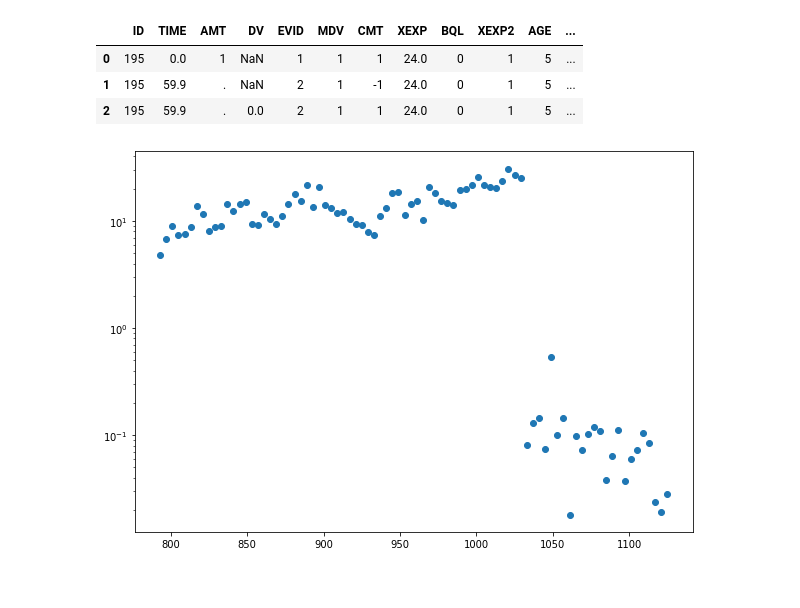
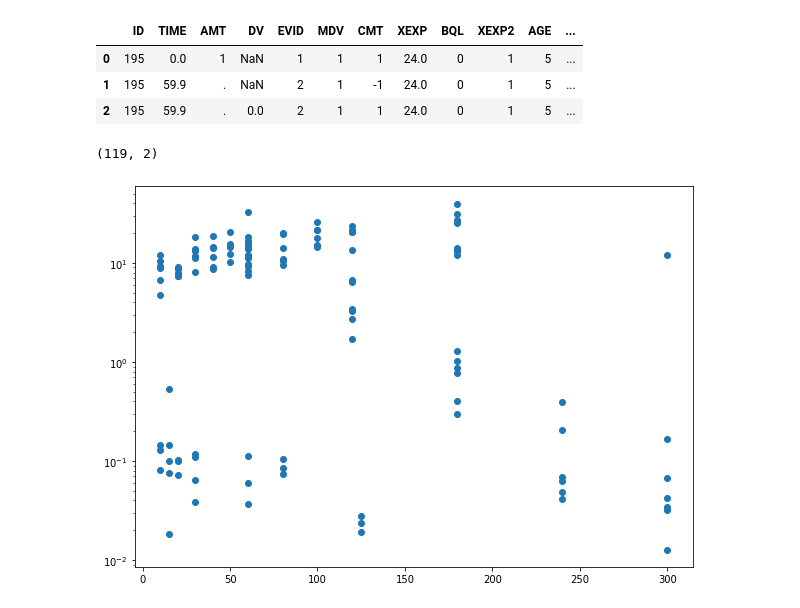
Before and after one commit to OhGreat/pharmacokinetics_with_petri_nets, a Jupyter notebook: data_exploration.ipynb, the cells around one changed output. Saved outputs shown, nothing was run; the diff lists cells and outputs as text; code cells hidden in the pictures.

```diff
--- a/data_exploration.ipynb
+++ b/data_exploration.ipynb
@@ -40,16 +40,19 @@ max       7.000000    33.000000     3.000000     1.000000     5.0     1.000000
 # %%
 #plotting of observed concentration (DV)
 # for central paracetamol in larvae (CMT==2)
 # for the observation events (EVID==0)
 
-temp_df = df[(df['CMT'] == 2) &  (df['XEXP2'] == 0)][['DV']]
-# print(len(temp_df['ID'].unique()), len(temp_df))
-#temp_df = temp_df.groupby(['ID'])['DV'].mean()
-
+temp_df = df[(df['CMT'] == 2) &
+            #(df['XEXP2'] == 0) &
+            (df['MDV'] == 0) &
+            (df['EVID'] == 0) &
+            (df['DV'] is not None )][['DV', 'TIME']]
+print(temp_df.shape)
 
 plt.figure(figsize=(10,7))
 plt.yscale("log")
-plt.scatter(temp_df.index,temp_df)
+plt.scatter(x=temp_df['TIME'],y=temp_df['DV'])
 plt.show()
 # %% [output]
+(119, 2)
-[figure, old version]
+[figure, new version]
```
Also changed, not shown: parts of 4 cells of this notebook, 1 other file.
